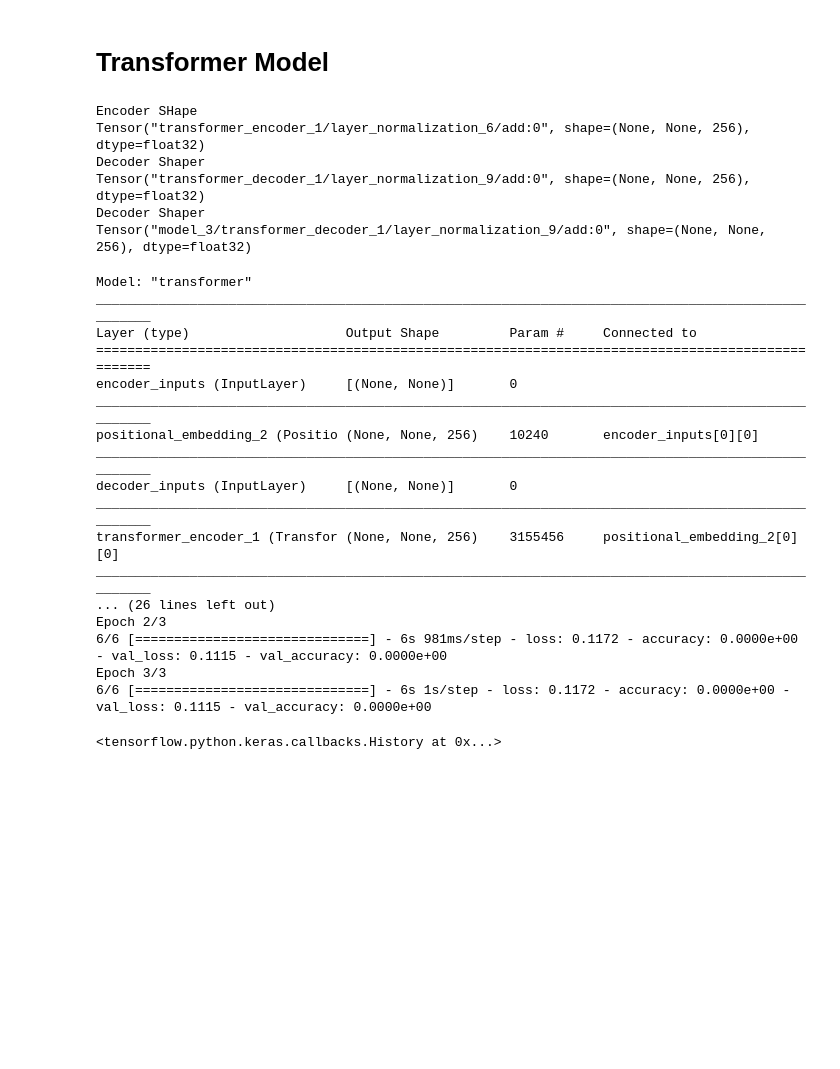
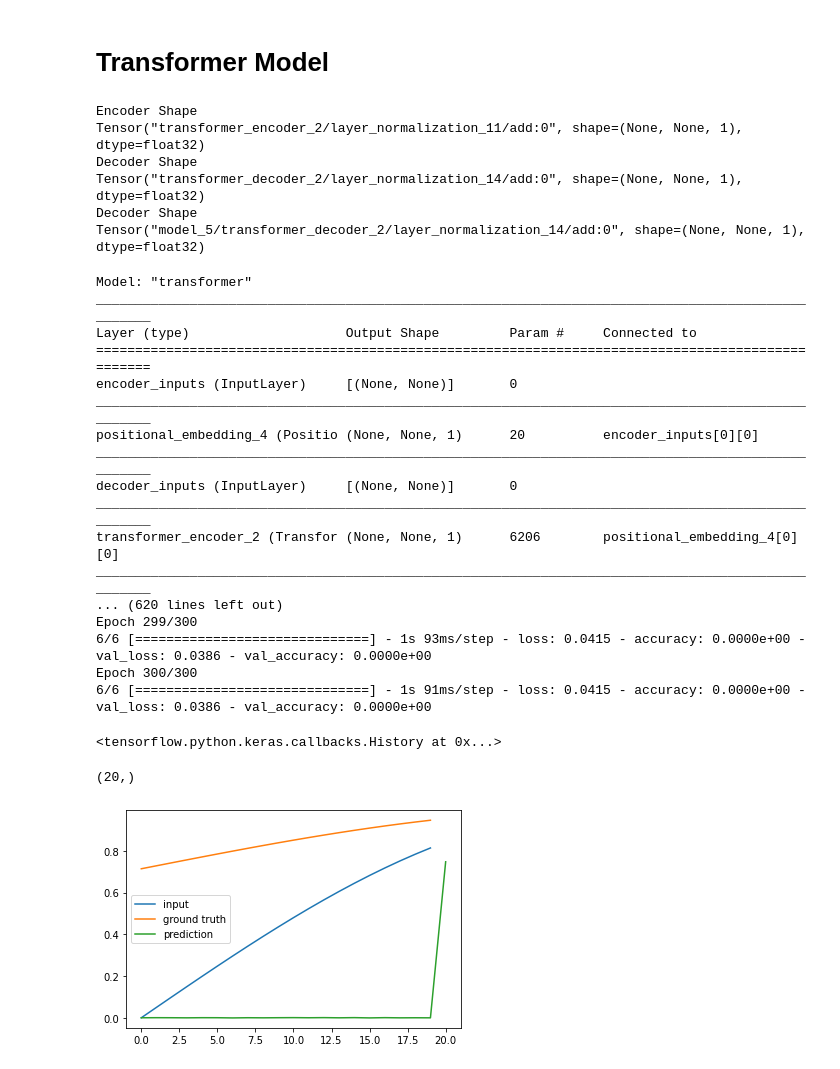
Before and after one commit to StefB4/Head2Eye, a Jupyter notebook: Seq2Seq-Transformer-TimeSeries.ipynb, the cells around one changed output. Drawn from its saved outputs; the diff is of its cells as text; code cells hidden in the pictures; blank space fills up the shorter version.

Commit message:
use only positional embedding; fix pred

```diff
--- a/Seq2Seq-Transformer-TimeSeries.ipynb
+++ b/Seq2Seq-Transformer-TimeSeries.ipynb
@@ -519,7 +416,7 @@ class TransformerDecoder(layers.Layer):
         )
         return tf.tile(mask, mult)
 # %%
-embed_dim = 256
+embed_dim = 1 #256
 latent_dim = 2048
 num_heads = 8
 
@@ -537,7 +434,7 @@ x_decoder = layers.Dropout(0.5)(x_decoder)
 
 # decoder_outputs = layers.Dense(vocab_size, activation="softmax")(x) # orig
 #decoder_outputs = layers.Dense(sequence_length, activation="softmax")(x_decoder)
-decoder_outputs = layers.Dense(20, activation="softmax")(x_decoder)
+decoder_outputs = layers.Dense(20, activation="tanh")(x_decoder)
 
 
 
@@ -553,12 +450,12 @@ transformer = keras.Model(
     [encoder_inputs, decoder_inputs], decoder_outputs, name="transformer"
 )
 # %% [output]
-Encoder SHape
-Tensor("transformer_encoder_1/layer_normalization_6/add:0", shape=(None, None, 256), dtype=float32)
-Decoder Shaper
-Tensor("transformer_decoder_1/layer_normalization_9/add:0", shape=(None, None, 256), dtype=float32)
-Decoder Shaper
-Tensor("model_3/transformer_decoder_1/layer_normalization_9/add:0", shape=(None, None, 256), dtype=float32)
+Encoder Shape
+Tensor("transformer_encoder_2/layer_normalization_11/add:0", shape=(None, None, 1), dtype=float32)
+Decoder Shape
+Tensor("transformer_decoder_2/layer_normalization_14/add:0", shape=(None, None, 1), dtype=float32)
+Decoder Shape
+Tensor("model_5/transformer_decoder_2/layer_normalization_14/add:0", shape=(None, None, 1), dtype=float32)
 # %%
 #error_sq = tf.math.squared_difference(y_pred, y_true)
 
@@ -574,5 +475,5 @@ def custom_mse(y_true, y_pred):
 # %%
-epochs = 3  # This should be at least 30 for convergence
+epochs = 300  # This should be at least 30 for convergence
 
 transformer.summary()
 transformer.compile(
@@ -586,32 +487,46 @@ Layer (type)                    Output Shape         Param #     Connected to
 ==================================================================================================
 encoder_inputs (InputLayer)     [(None, None)]       0
 __________________________________________________________________________________________________
-positional_embedding_2 (Positio (None, None, 256)    10240       encoder_inputs[0][0]
+positional_embedding_4 (Positio (None, None, 1)      20          encoder_inputs[0][0]
 __________________________________________________________________________________________________
 decoder_inputs (InputLayer)     [(None, None)]       0
 __________________________________________________________________________________________________
-transformer_encoder_1 (Transfor (None, None, 256)    3155456     positional_embedding_2[0][0]
+transformer_encoder_2 (Transfor (None, None, 1)      6206        positional_embedding_4[0][0]
 __________________________________________________________________________________________________
-... (26 lines left out)
-Epoch 2/3
-6/6 [==============================] - 6s 981ms/step - loss: 0.1172 - accuracy: 0.0000e+00 - val_loss: 0.1115 - val_accuracy: 0.0000e+00
-Epoch 3/3
-6/6 [==============================] - 6s 1s/step - loss: 0.1172 - accuracy: 0.0000e+00 - val_loss: 0.1115 - val_accuracy: 0.0000e+00
+... (620 lines left out)
+Epoch 299/300
+6/6 [==============================] - 1s 93ms/step - loss: 0.0415 - accuracy: 0.0000e+00 - val_loss: 0.0386 - val_accuracy: 0.0000e+00
+Epoch 300/300
+6/6 [==============================] - 1s 91ms/step - loss: 0.0415 - accuracy: 0.0000e+00 - val_loss: 0.0386 - val_accuracy: 0.0000e+00
 <tensorflow.python.keras.callbacks.History at 0x...>
 # %%
 
 max_decoded_sequence_length = 20
 
 def decode_sequence(input_sequence):
-    decoded_sequence = np.array([])
+    decoded_sequence = np.zeros((max_decoded_sequence_length))
     for i in range(max_decoded_sequence_length):
 
-        predictions = transformer([np.array([input_sequence]), np.array([decoded_sequence])])
+        predictions = transformer.predict([np.array([input_sequence,]), np.array([decoded_sequence,])])
 
-        sampled_token = np.max(predictions[0, i, :]) # verify this
-        decoded_sequence = decoded_sequence.add(sampled_token)
+        # verify idxs
+        sampled_token = np.max(predictions[0, i, i]) # idea: out of all seq predicted per token, take current token pred seq and from that take current token pred idx
+        if i < max_decoded_sequence_length - 1:
+            decoded_sequence[i+1] = sampled_token
 
-    return decoded_sequence
-
-print(train_inp_seqs[0][:-1])
-print(decode_sequence(train_inp_seqs[0][:-1]))
+    return np.append(decoded_sequence, sampled_token) # add last token
+# %%
+inp_seq = train_inp_seqs[0][:-1]
+true_seq = train_target_seqs[0][:-1]
+pred_seq = decode_sequence(inp_seq)
+
+print(np.shape(inp_seq))
+
+plt.plot(inp_seq, label = "input")
+plt.plot(true_seq, label = "ground truth")
+plt.plot(pred_seq, label = "prediction")
+plt.legend()
+plt.show()
+# %% [output]
+(20,)
+[figure, added]
```
Also changed, not shown: parts of 14 cells of this notebook.
